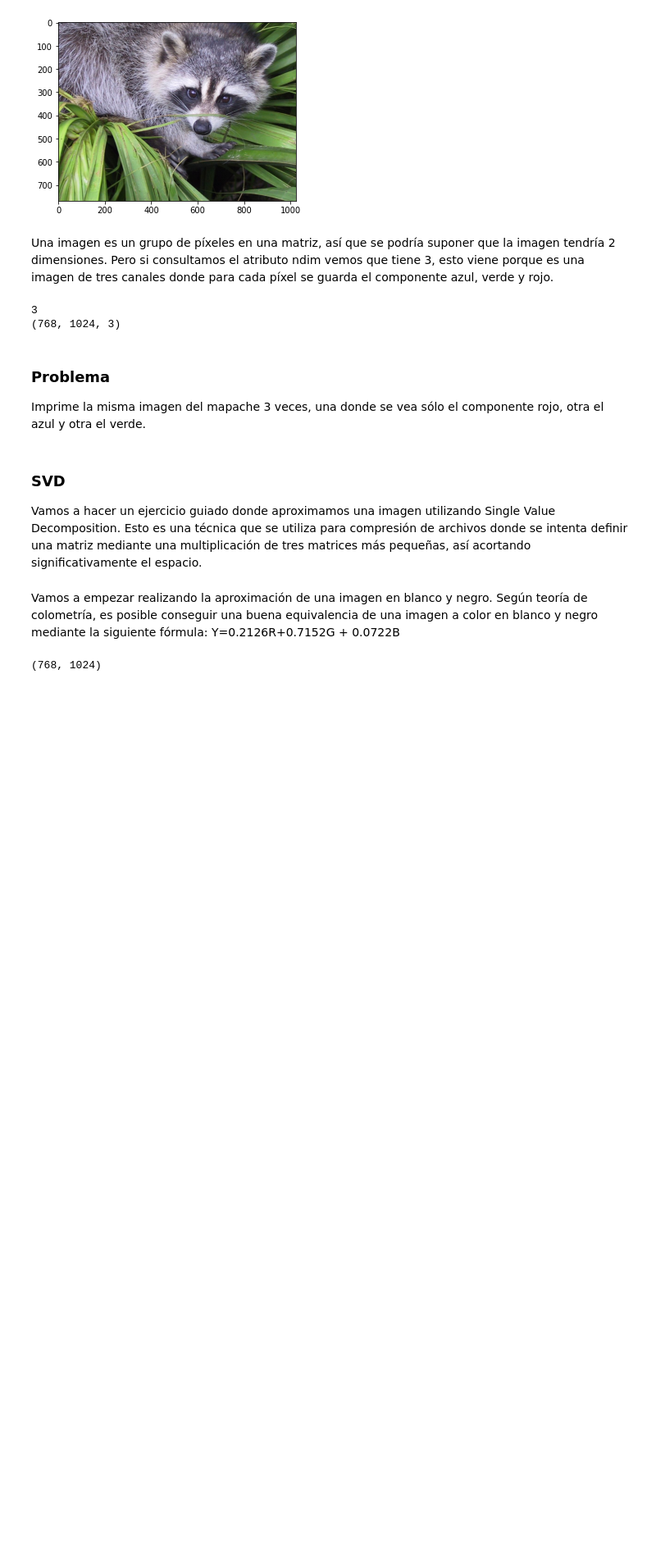
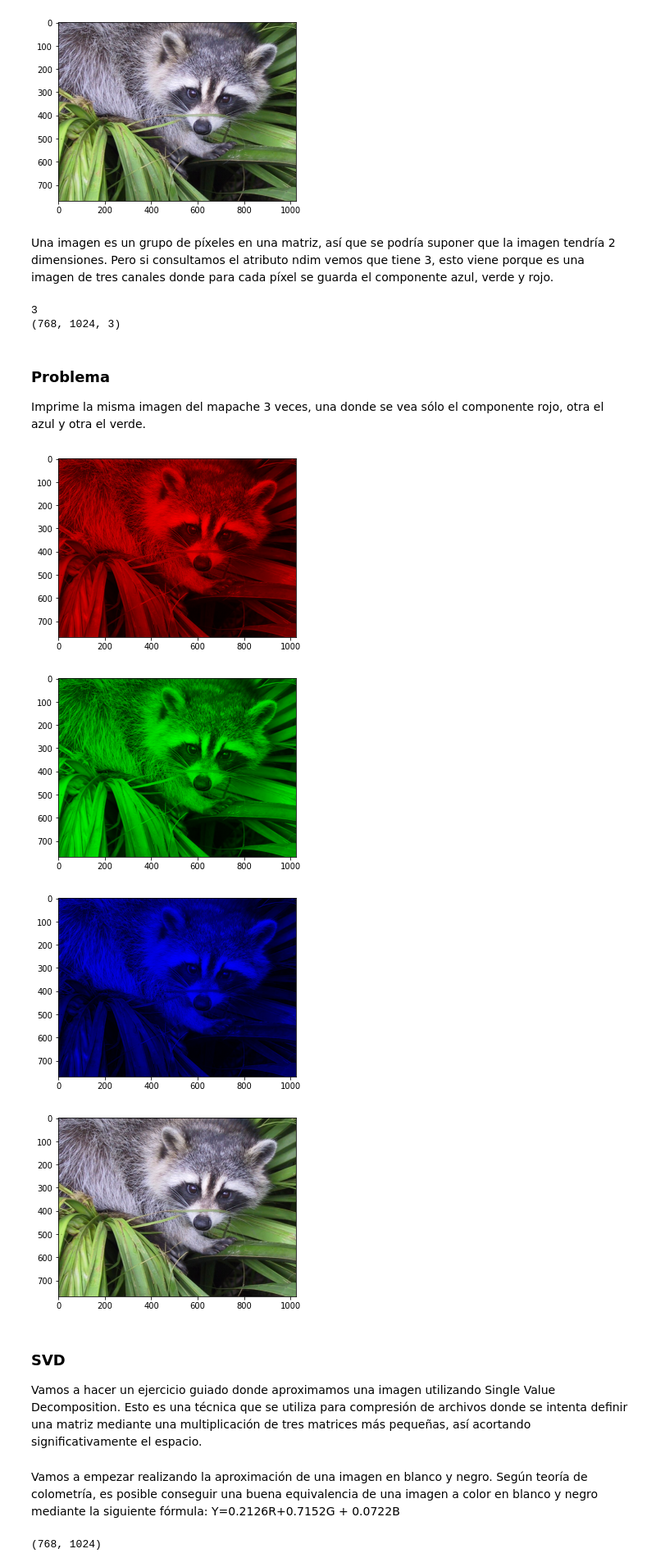
Before and after one commit to ElBley/cursoPython, a Jupyter notebook: Curso_Python_Sesion_3.ipynb, the cells around one changed output. Shown at 82% size. Drawn from its saved outputs; the diff is of its cells as text; code cells hidden in the pictures; blank space fills up the shorter version.

```diff
--- a/Curso_Python_Sesion_3.ipynb
+++ b/Curso_Python_Sesion_3.ipynb
@@ -294,6 +331,33 @@ print(img.shape)
 # %% [markdown]
 ### Problema
 Imprime la misma imagen del mapache 3 veces, una donde se vea sólo el componente rojo, otra el azul y otra el verde.
+# %%
+import numpy as np
+from scipy import misc
+import matplotlib.pyplot as plt
+%matplotlib inline
+
+img = misc.face()
+
+layers = []
+for i in range(img.ndim):
+  output = img.copy()
+  for j in range(img.shape[0]):
+    for k in range(img.shape[1]):
+      layer = np.array([0, 0, 0])
+      layer[i] = output[j,k,i]
+      output[j,k] = layer
+  layers.append(output)
+  plt.imshow(output)
+  plt.show()
+
+plt.imshow(sum(layers))
+plt.show()
+# %% [output]
+[figure, added]
+[figure, added]
+[figure, added]
+[figure, added]
 # %% [markdown]
 ### SVD
 Vamos a hacer un ejercicio guiado donde aproximamos una imagen utilizando Single Value Decomposition. Esto es una técnica que se utiliza para compresión de archivos donde se intenta definir una matriz mediante una multiplicación de tres matrices más pequeñas, así acortando significativamente el espacio.
```
Also changed, not shown: parts of 2 cells of this notebook, 2 other files.
